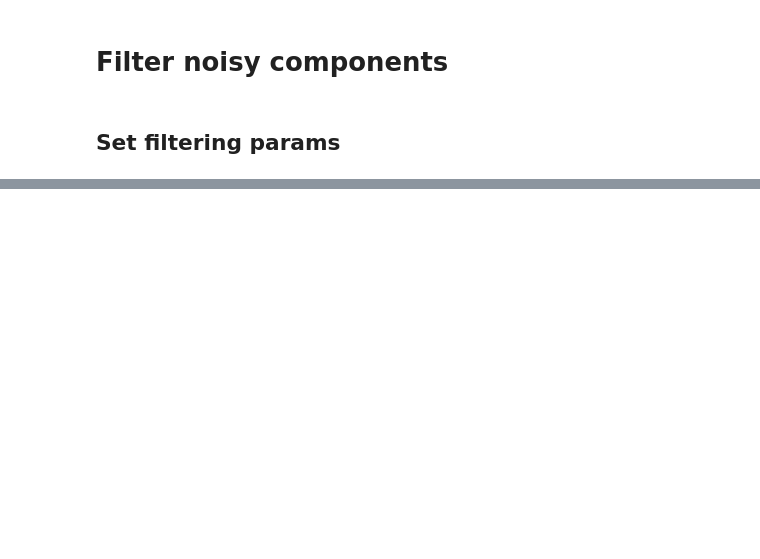
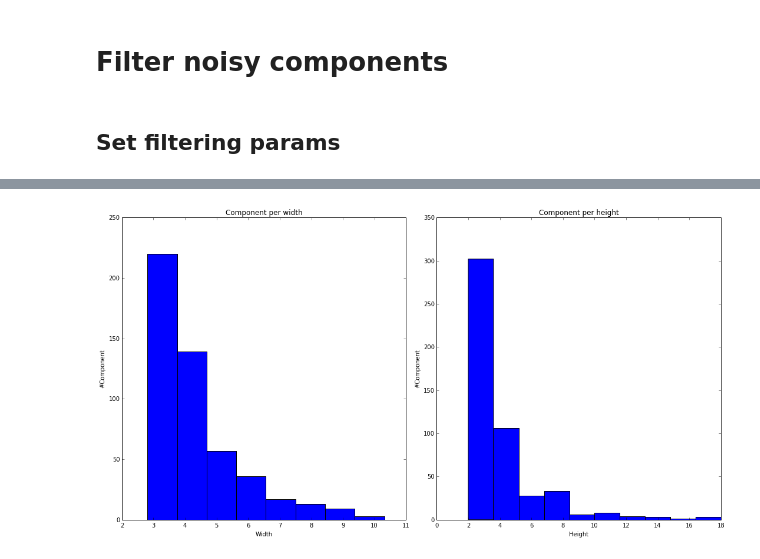
Before and after one commit to kikohs/dynamic-brain, a Jupyter notebook: notebook/Dynamic_pattern_analysis.ipynb, the cells around one changed output, grey strips where cells are left out. Saved outputs shown, nothing was run; the diff lists cells and outputs as text; code cells hidden in the pictures; blank space fills up the shorter version.

```diff
--- a/notebook/Dynamic_pattern_analysis.ipynb
+++ b/notebook/Dynamic_pattern_analysis.ipynb
@@ -312,0 +335,23 @@ After filtering: 479 components
+# %%
+fig = plt.figure(1, (15, 8))
+ax1 = fig.add_subplot(1,2,1) # 1 row, 2 columns, first plot
+widths = [c.width() for c in components]
+ax1.hist(widths, 16, range=[0, 15])
+plt.xlabel('Width')
+plt.ylabel('#Component')
+plt.title('Component per width')
+# plt.xticks(np.arange(2, 25))  # Cannot have a width < 2 (1 edge is at least 2 timesteps)
+
+
+ax2 = fig.add_subplot(1,2,2)
+heights = [c.height() for c in components]
+ax2.hist(heights, 10)
+plt.xlabel('Height')
+plt.ylabel('#Component')
+plt.title('Component per height')
+# plt.xticks(np.arange(40))
+
+plt.tight_layout()
+plt.show()
+# %% [output]
+[figure, added]
```
Also changed, not shown: parts of 10 cells of this notebook, 4 other files.
